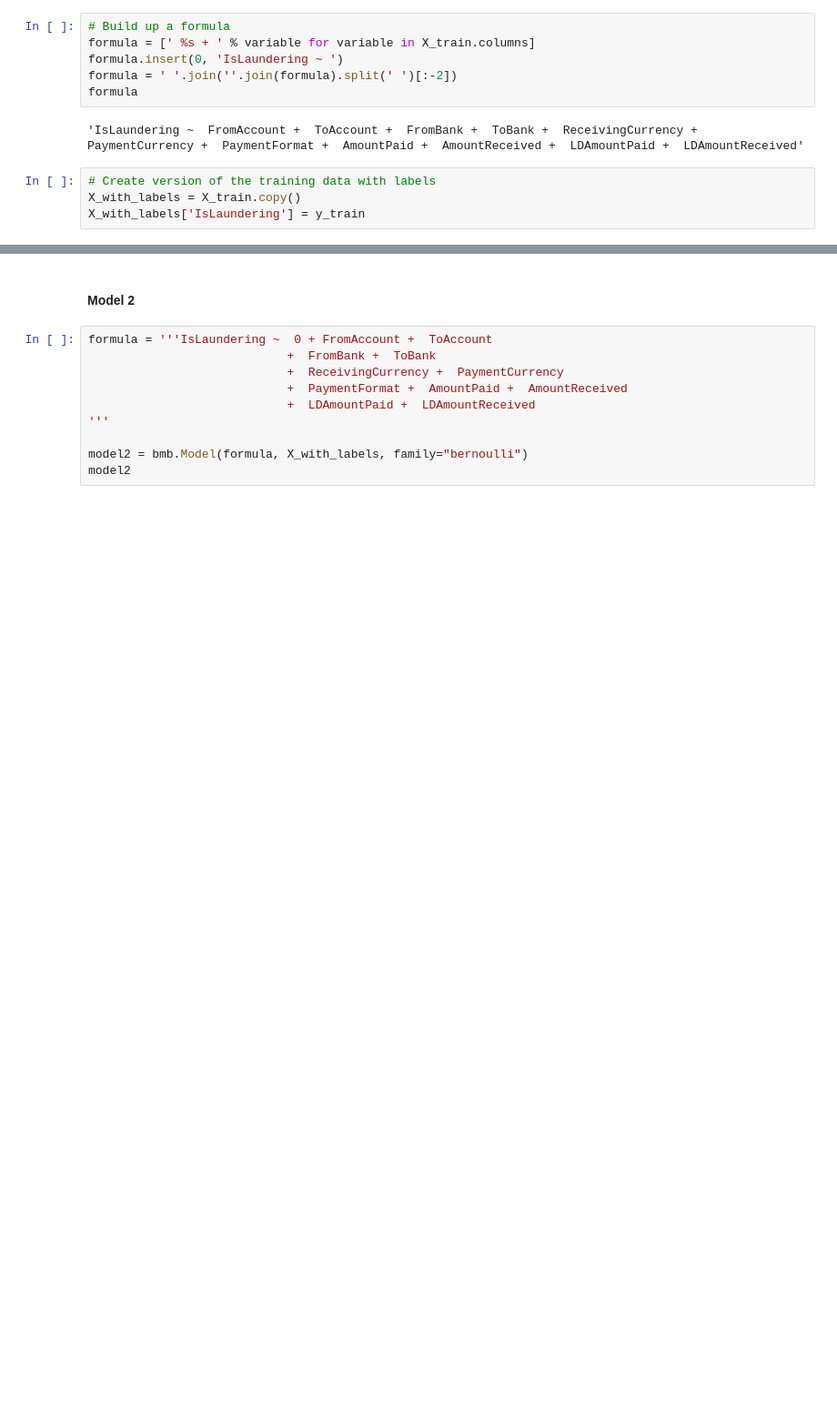
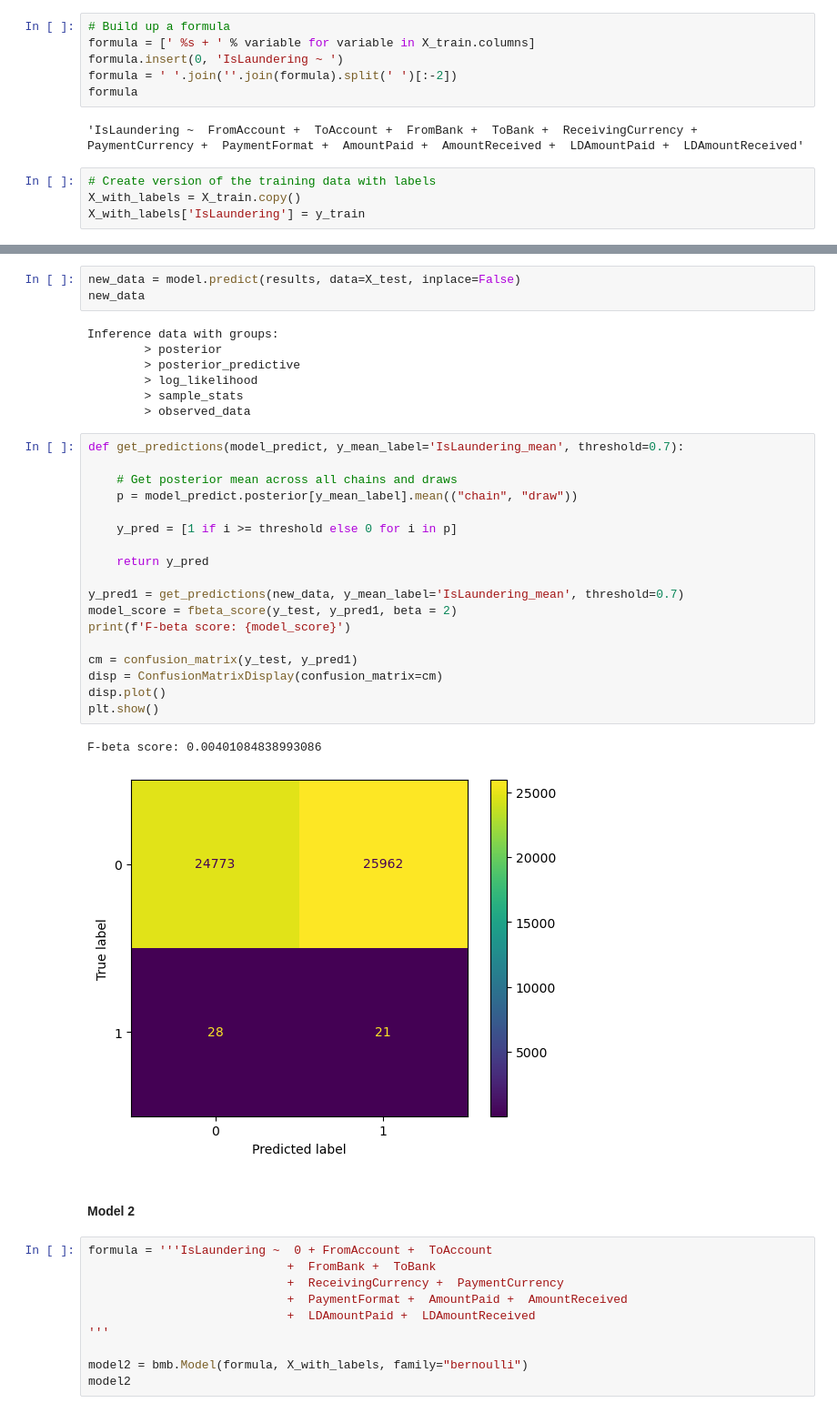
Before and after one commit to RuoqingEvelineWang/comp5340, a Jupyter notebook: bayesian_logistic_regression.ipynb, the cells around one changed output, grey strips where cells are left out. Shown at 91% size. Drawn from its saved outputs; the diff is of its cells as text; blank space fills up the shorter version.

Commit message:
enabled model prediction

```diff
--- a/bayesian_logistic_regression.ipynb
+++ b/bayesian_logistic_regression.ipynb
@@ -248,3 +253,34 @@ az.plot_separation(results, y='IsLaundering', figsize=(9,0.5)) # separation plot
+# %%
+new_data = model.predict(results, data=X_test, inplace=False)
+new_data
+# %% [output]
+Inference data with groups:
+        > posterior
+        > posterior_predictive
+        > log_likelihood
+        > sample_stats
+        > observed_data
+# %%
+def get_predictions(model_predict, y_mean_label='IsLaundering_mean', threshold=0.7):
+
+    # Get posterior mean across all chains and draws
+    p = model_predict.posterior[y_mean_label].mean(("chain", "draw"))
+
+    y_pred = [1 if i >= threshold else 0 for i in p]
+
+    return y_pred
+
+y_pred1 = get_predictions(new_data, y_mean_label='IsLaundering_mean', threshold=0.7)
+model_score = fbeta_score(y_test, y_pred1, beta = 2)
+print(f'F-beta score: {model_score}')
+
+cm = confusion_matrix(y_test, y_pred1)
+disp = ConfusionMatrixDisplay(confusion_matrix=cm)
+disp.plot()
+plt.show()
+# %% [output]
+F-beta score: 0.00401084838993086
+[figure, added]
 # %% [markdown]
 #### Model 2
 # %%
```
Also changed, not shown: parts of 17 cells of this notebook, 3 other files.
